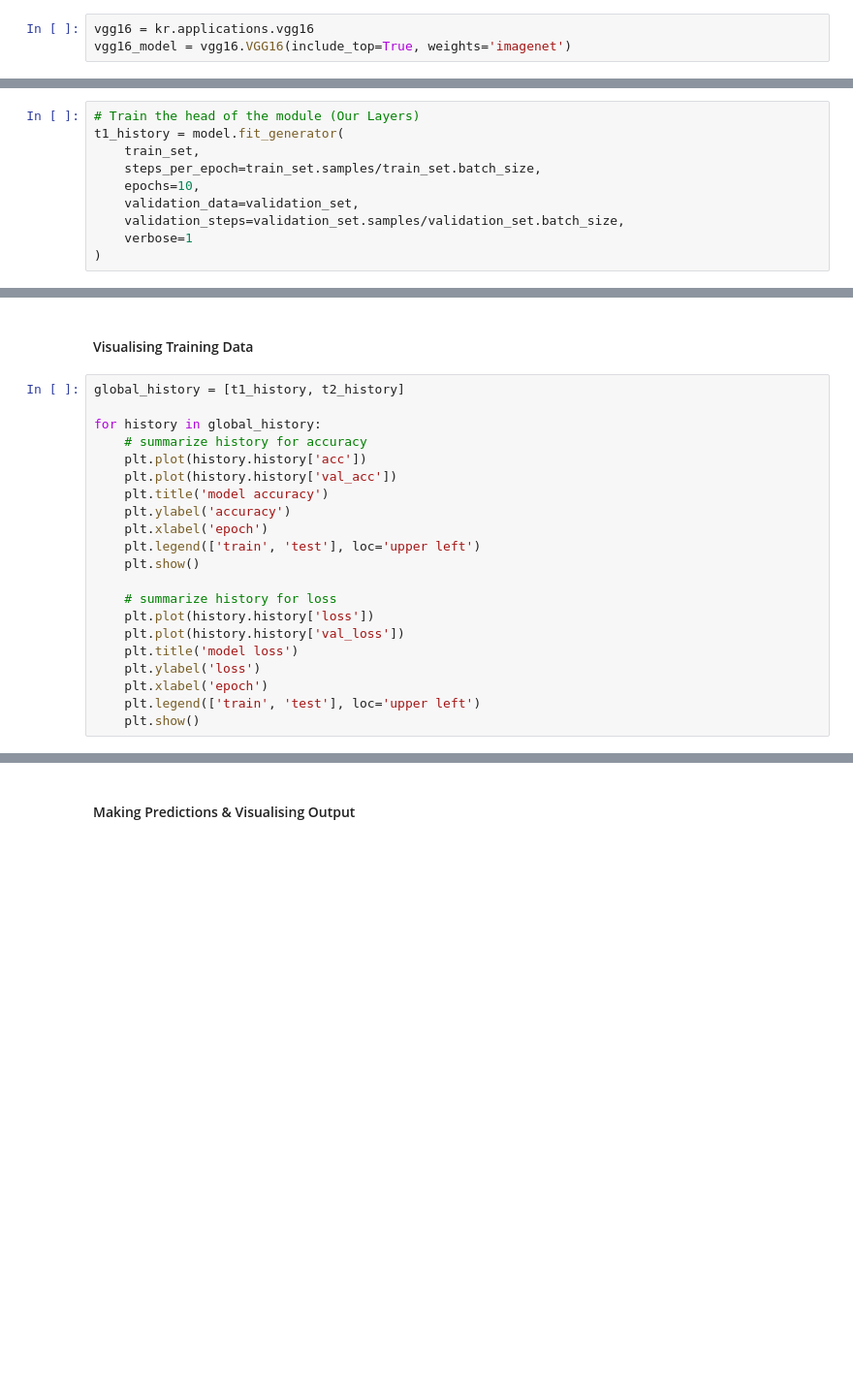
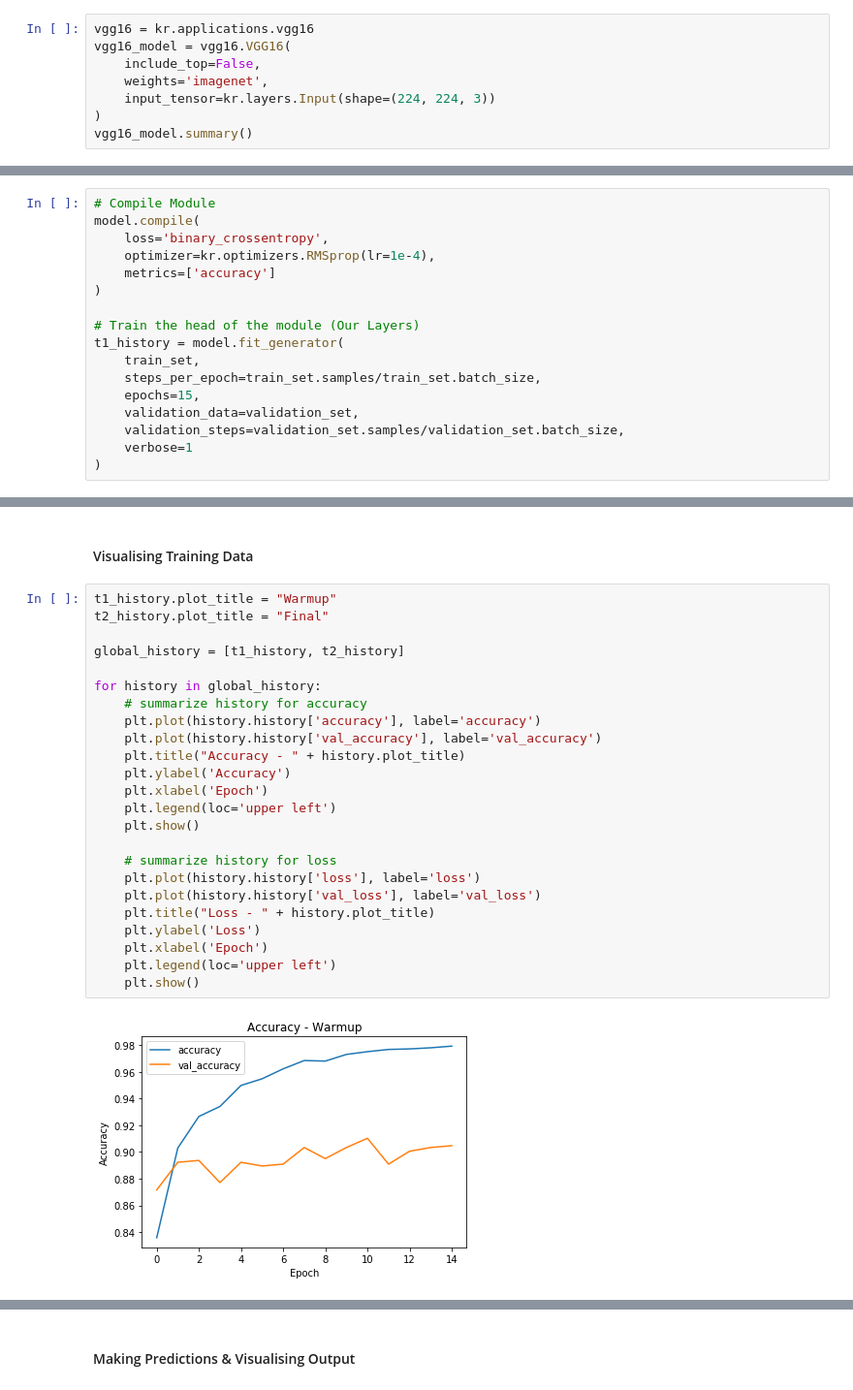
Before and after one commit to GitPaulo/Image-Classification-of-Biofuels, a Jupyter notebook: VGG16.ipynb, the cells around one changed output, grey strips where cells are left out. Shown at 97% size. Drawn from its saved outputs; the diff is of its cells as text; blank space fills up the shorter version.

Commit message:
Trained with new model

```diff
--- a/VGG16.ipynb
+++ b/VGG16.ipynb
@@ -70,4 +74,9 @@ plots(imgs, titles=labels)
 #### Fetch & Download VGG16 model
 # %%
 vgg16 = kr.applications.vgg16
-vgg16_model = vgg16.VGG16(include_top=True, weights='imagenet')
+vgg16_model = vgg16.VGG16(
+    include_top=False,
+    weights='imagenet',
+    input_tensor=kr.layers.Input(shape=(224, 224, 3))
+)
+vgg16_model.summary()
@@ -112,11 +148,18 @@ model.summary()
 # %% [markdown]
 #### Warmup Training
 # %%
+# Compile Module
+model.compile(
+    loss='binary_crossentropy',
+    optimizer=kr.optimizers.RMSprop(lr=1e-4),
+    metrics=['accuracy']
+)
+
 # Train the head of the module (Our Layers)
 t1_history = model.fit_generator(
     train_set,
     steps_per_epoch=train_set.samples/train_set.batch_size,
-    epochs=10,
+    epochs=15,
     validation_data=validation_set,
     validation_steps=validation_set.samples/validation_set.batch_size,
     verbose=1
@@ -152,23 +239,28 @@ t2_history = model.fit_generator(
 # %% [markdown]
 #### Visualising Training Data
 # %%
+t1_history.plot_title = "Warmup"
+t2_history.plot_title = "Final"
+
 global_history = [t1_history, t2_history]
 
 for history in global_history:
     # summarize history for accuracy
-    plt.plot(history.history['acc'])
-    plt.plot(history.history['val_acc'])
-    plt.title('model accuracy')
-    plt.ylabel('accuracy')
-    plt.xlabel('epoch')
-    plt.legend(['train', 'test'], loc='upper left')
+    plt.plot(history.history['accuracy'], label='accuracy')
+    plt.plot(history.history['val_accuracy'], label='val_accuracy')
+    plt.title("Accuracy - " + history.plot_title)
+    plt.ylabel('Accuracy')
+    plt.xlabel('Epoch')
+    plt.legend(loc='upper left')
     plt.show()
 
     # summarize history for loss
-    plt.plot(history.history['loss'])
-    plt.plot(history.history['val_loss'])
-    plt.title('model loss')
-    plt.ylabel('loss')
-    plt.xlabel('epoch')
-    plt.legend(['train', 'test'], loc='upper left')
+    plt.plot(history.history['loss'], label='loss')
+    plt.plot(history.history['val_loss'], label='val_loss')
+    plt.title("Loss - " + history.plot_title)
+    plt.ylabel('Loss')
+    plt.xlabel('Epoch')
+    plt.legend(loc='upper left')
     plt.show()
+# %% [output]
+[figure, added]
```
Also changed, not shown: parts of 11 cells of this notebook.
